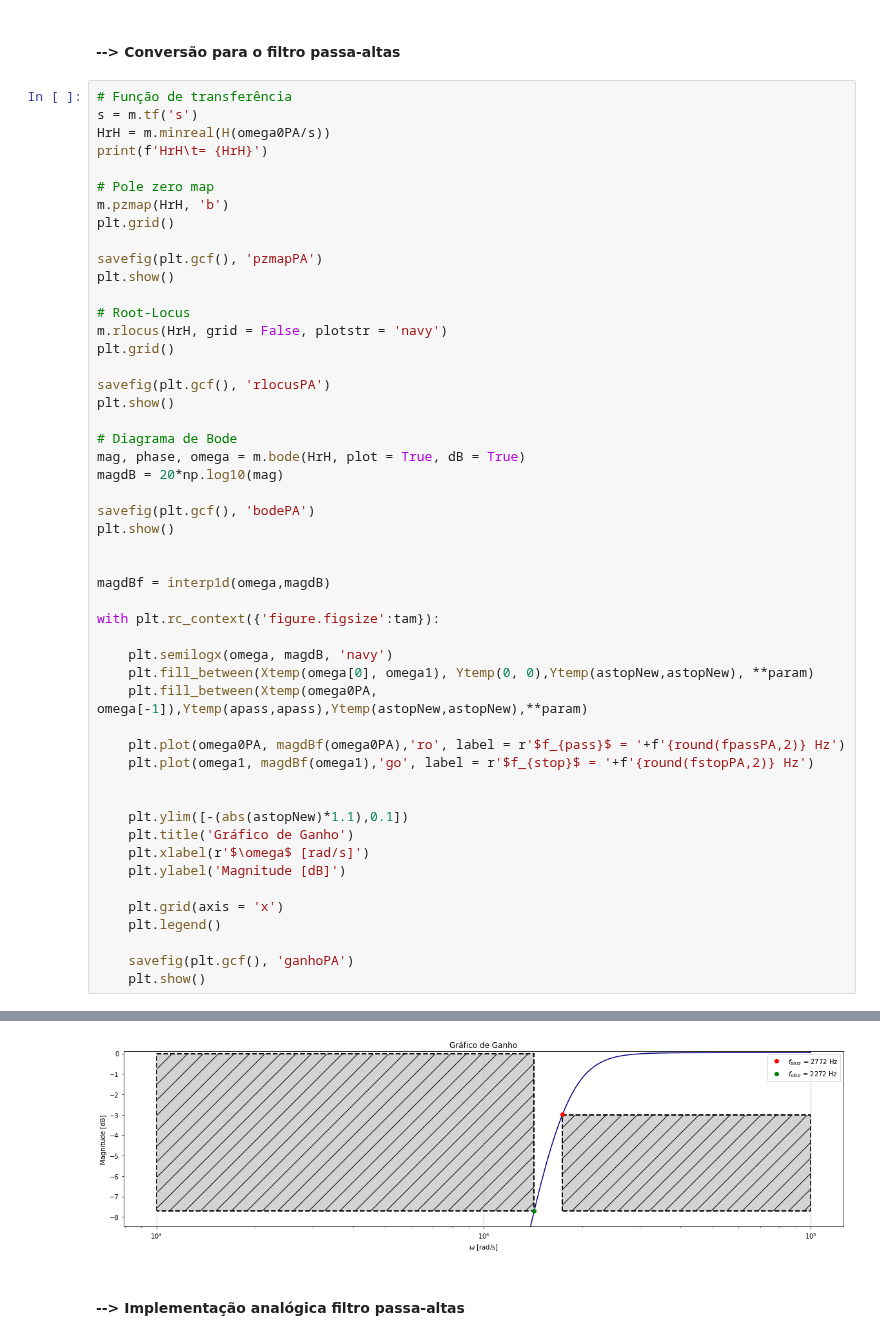
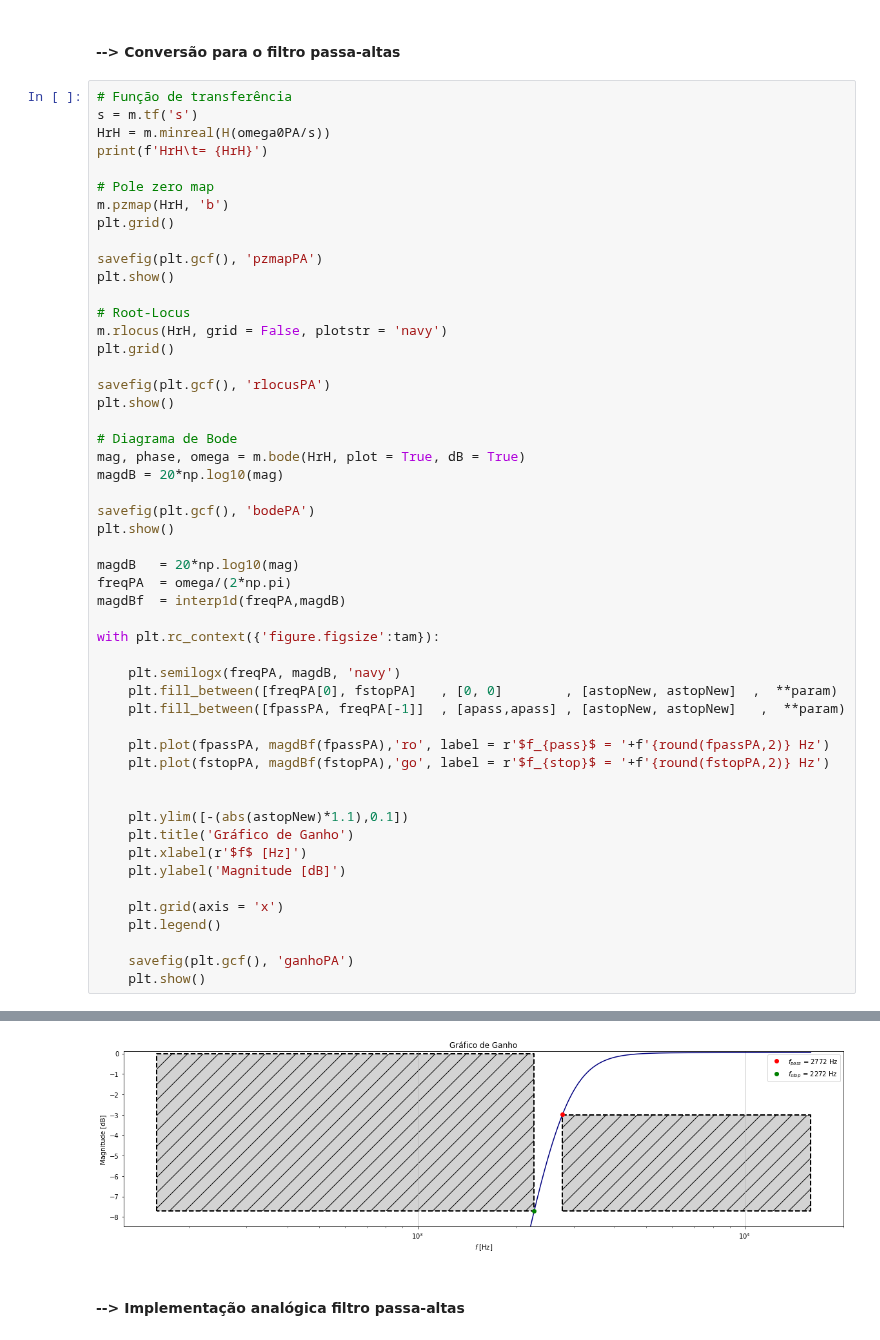
Before and after one commit to Widmark-Kaue/digital-signal-processing, a Jupyter notebook: avl2.ipynb, the cells around one changed output, grey strips where cells are left out. Saved outputs shown, nothing was run; the diff lists cells and outputs as text.

```diff
--- a/avl2.ipynb
+++ b/avl2.ipynb
@@ -294,42 +293,43 @@ plt.show()
 mag, phase, omega = m.bode(HrH, plot = True, dB = True)
 magdB = 20*np.log10(mag)
 
 savefig(plt.gcf(), 'bodePA')
 plt.show()
 
-
-magdBf = interp1d(omega,magdB)
+magdB   = 20*np.log10(mag)
+freqPA  = omega/(2*np.pi)
+magdBf  = interp1d(freqPA,magdB)
 
 with plt.rc_context({'figure.figsize':tam}):
 
-    plt.semilogx(omega, magdB, 'navy')
-    plt.fill_between(Xtemp(omega[0], omega1), Ytemp(0, 0),Ytemp(astopNew,astopNew), **param)
-    plt.fill_between(Xtemp(omega0PA, omega[-1]),Ytemp(apass,apass),Ytemp(astopNew,astopNew),**param)
+    plt.semilogx(freqPA, magdB, 'navy')
+    plt.fill_between([freqPA[0], fstopPA]   , [0, 0]        , [astopNew, astopNew]  ,  **param)
+    plt.fill_between([fpassPA, freqPA[-1]]  , [apass,apass] , [astopNew, astopNew]   ,  **param)
 
-    plt.plot(omega0PA, magdBf(omega0PA),'ro', label = r'$f_{pass}$ = '+f'{round(fpassPA,2)} Hz')
-    plt.plot(omega1, magdBf(omega1),'go', label = r'$f_{stop}$ = '+f'{round(fstopPA,2)} Hz')
+    plt.plot(fpassPA, magdBf(fpassPA),'ro', label = r'$f_{pass}$ = '+f'{round(fpassPA,2)} Hz')
+    plt.plot(fstopPA, magdBf(fstopPA),'go', label = r'$f_{stop}$ = '+f'{round(fstopPA,2)} Hz')
 
 
     plt.ylim([-(abs(astopNew)*1.1),0.1])
     plt.title('Gráfico de Ganho')
-    plt.xlabel(r'$\omega$ [rad/s]')
+    plt.xlabel(r'$f$ [Hz]')
     plt.ylabel('Magnitude [dB]')
 
     plt.grid(axis = 'x')
     plt.legend()
 
     savefig(plt.gcf(), 'ganhoPA')
     plt.show()
 # %% [output]
 6 states have been removed from the model
 HrH     =
                           1.005 s^4
 -------------------------------------------------------------
 s^4 + 4.557e+04 s^3 + 1.038e+09 s^2 + 1.386e+13 s + 9.246e+16
 [figure]
 [figure]
 [figure]
-[figure, old version]
+[figure, new version]
 # %% [markdown]
 #### --> Implementação analógica filtro passa-altas
 # %%
```
Also changed, not shown: parts of 5 cells of this notebook.
